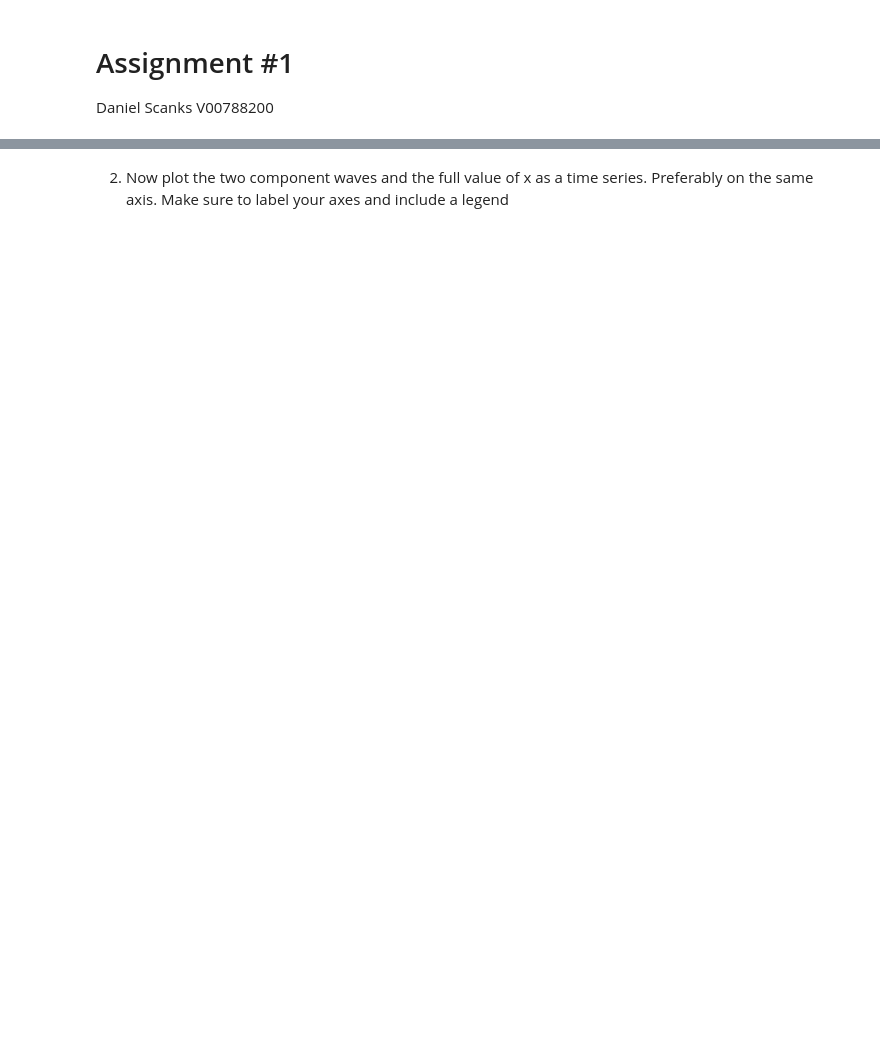
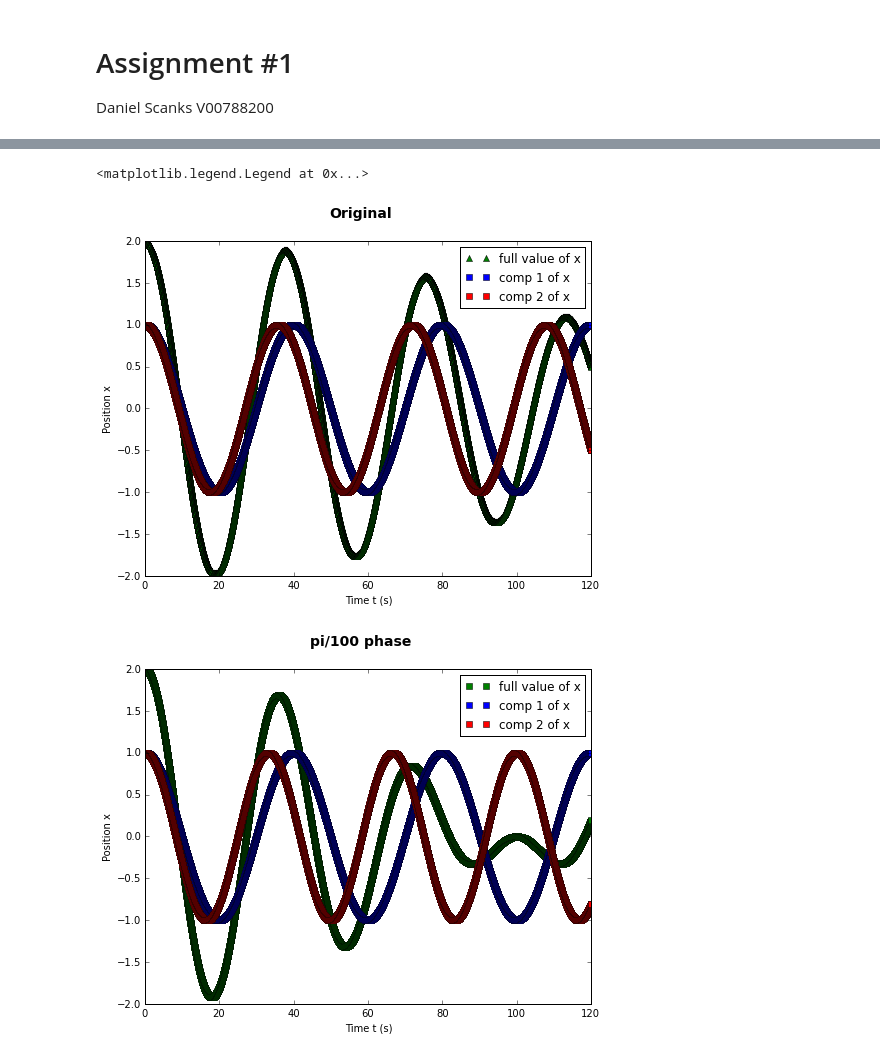
Before and after one commit to scanks/Phys411Assignments, a Jupyter notebook: Assignment #1.ipynb, the cells around one changed output, grey strips where cells are left out. Cells and saved outputs as stored; diff of their text form; code cells hidden in the pictures; blank space fills up the shorter version.

```diff
--- a/Assignment #1.ipynb
+++ b/Assignment #1.ipynb
@@ -20,3 +15,0 @@ xtwo = np.cos((np.pi/2 + np.pi/180)*t) #second wave
-# %% [markdown]
-
-2) Now plot the two component waves and the full value of x as a time series. Preferably on the same axis. Make sure to label your axes and include a legend
@@ -30,0 +16,76 @@ plt.ylabel('Position x')
+# %%
+import numpy as np
+import matplotlib.pyplot as plt
+%matplotlib inline
+                                #1)
+t= np.linspace(0.,120.,10000) #time vector
+x= np.cos(np.pi/20 * t) + np.cos((np.pi/20 + np.pi/180)*t) #time series ( supersposition of both waves )
+c1 = np.cos(np.pi/20 * t) #first wave component
+c2 = np.cos((np.pi/20 + np.pi/180)*t) #second wave component
+
+                                #2)
+
+fig = plt.figure(figsize = (8,6))
+fig.suptitle('Original', fontsize=14, fontweight='bold')
+ax= fig.add_subplot(111)
+ax.plot(t,x, 'g^', label='full value of x')
+ax.plot(t,c1, 'bs', label='comp 1 of x')
+ax.plot(t,c2, 'rs', label='comp 2 of x')
+ax.set_xlabel('Time t (s)')
+ax.set_ylabel('Position x')
+ax.legend(loc=0)
+
+                                #3)
+#δ=pi/100
+t= np.linspace(0.,120.,10000) #time vector
+x= np.cos(np.pi/20 * t) + np.cos((np.pi/20 + np.pi/100)*t) #time series ( supersposition of both waves )
+c1 = np.cos(np.pi/20 * t) #first wave component
+c2 = np.cos((np.pi/20 + np.pi/100)*t) #second wave component
+
+
+fig = plt.figure(figsize = (8,6))
+fig.suptitle('pi/100 phase', fontsize=14, fontweight='bold') #changed phase difference
+ax= fig.add_subplot(111)
+ax.plot(t,x, 'gs', label='full value of x')
+ax.plot(t,c1, 'bs', label='comp 1 of x')
+ax.plot(t,c2, 'rs', label='comp 2 of x')
+ax.set_xlabel('Time t (s)')
+ax.set_ylabel('Position x')
+ax.legend(loc=0)
+
+#δ=pi/50
+t= np.linspace(0.,120.,10000) #time vector
+x= np.cos(np.pi/20 * t) + np.cos((np.pi/20 + np.pi/50)*t) #time series ( supersposition of both waves )
+c1 = np.cos(np.pi/20 * t) #first wave component
+c2 = np.cos((np.pi/20 + np.pi/50)*t) #second wave component
+
+
+fig = plt.figure(figsize = (8,6))
+fig.suptitle('pi/50 phase', fontsize=14, fontweight='bold') #changed phase difference
+ax= fig.add_subplot(111)
+ax.plot(t,x, 'gs', label='full value of x')
+ax.plot(t,c1, 'bs', label='comp 1 of x')
+ax.plot(t,c2, 'rs', label='comp 2 of x')
+ax.set_xlabel('Time t (s)')
+ax.set_ylabel('Position x')
+ax.legend(loc=0)
+
+#δ=0
+t= np.linspace(0.,120.,10000) #time vector
+x= np.cos(np.pi/20 * t) + np.cos((np.pi/20)*t) #time series ( supersposition of both waves )
+c1 = np.cos(np.pi/20 * t) #first wave component
+c2 = np.cos((np.pi/20)*t) #second wave component
+
+fig = plt.figure(figsize = (8,6))
+fig.suptitle('0 phase', fontsize=14, fontweight='bold') #changed phase difference
+ax= fig.add_subplot(111)
+ax.plot(t,x, 'gs', label='full value of x')
+ax.plot(t,c1, 'bs', label='comp 1 of x')
+ax.plot(t,c2, 'rs', label='comp 2 of x')
+ax.set_xlabel('Time t (s)')
+ax.set_ylabel('Position x')
+ax.legend(loc=0)
+# %% [output]
+<matplotlib.legend.Legend at 0x...>
+[figure, added]
+[figure, added]
```
Also changed, not shown: parts of 19 cells of this notebook, 2 other files.
